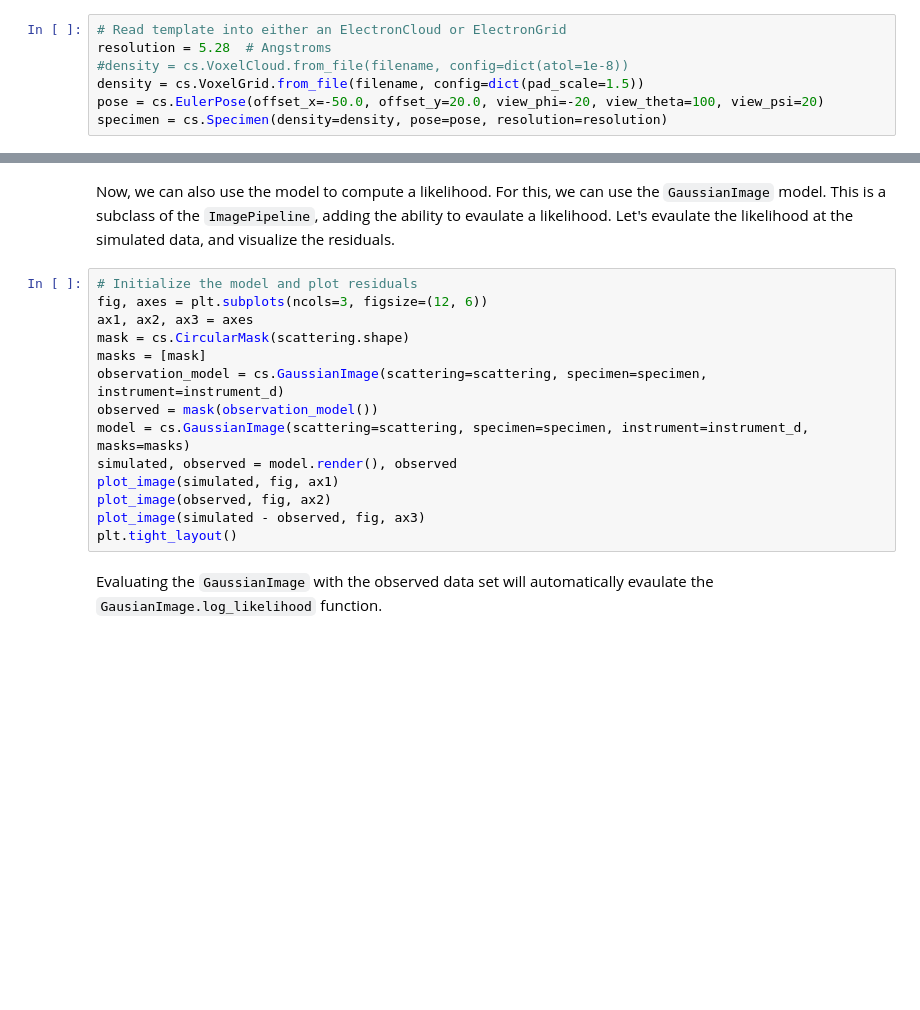
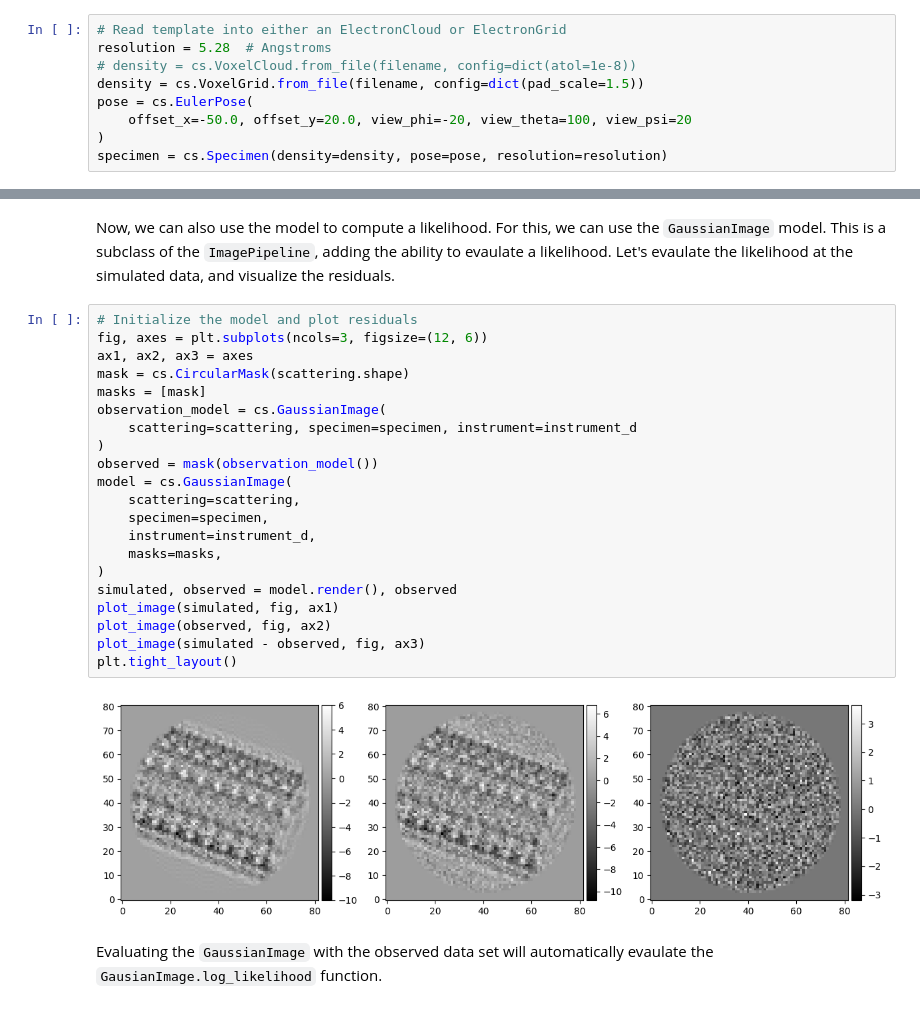
Before and after one commit to mjo22/cryojax, a Jupyter notebook: tutorials/test-pipeline.ipynb, the cells around one changed output, grey strips where cells are left out. Drawn from its saved outputs; the diff is of its cells as text; blank space fills up the shorter version.

```diff
--- a/tutorials/test-pipeline.ipynb
+++ b/tutorials/test-pipeline.ipynb
@@ -34,9 +34,11 @@ First we must read in our template into a given volume representation of the ``S
 # %%
 # Read template into either an ElectronCloud or ElectronGrid
 resolution = 5.28  # Angstroms
-#density = cs.VoxelCloud.from_file(filename, config=dict(atol=1e-8))
+# density = cs.VoxelCloud.from_file(filename, config=dict(atol=1e-8))
 density = cs.VoxelGrid.from_file(filename, config=dict(pad_scale=1.5))
-pose = cs.EulerPose(offset_x=-50.0, offset_y=20.0, view_phi=-20, view_theta=100, view_psi=20)
+pose = cs.EulerPose(
+    offset_x=-50.0, offset_y=20.0, view_phi=-20, view_theta=100, view_psi=20
+)
 specimen = cs.Specimen(density=density, pose=pose, resolution=resolution)
 # %% [markdown]
 Next we have to choose a scattering (or in this case, projection) method. This will depend on the ``Specimen`` representation.
@@ -120,17 +175,26 @@ Now, we can also use the model to compute a likelihood. For this, we can use the
 # %%
 # Initialize the model and plot residuals
 fig, axes = plt.subplots(ncols=3, figsize=(12, 6))
 ax1, ax2, ax3 = axes
 mask = cs.CircularMask(scattering.shape)
 masks = [mask]
-observation_model = cs.GaussianImage(scattering=scattering, specimen=specimen, instrument=instrument_d)
+observation_model = cs.GaussianImage(
+    scattering=scattering, specimen=specimen, instrument=instrument_d
+)
 observed = mask(observation_model())
-model = cs.GaussianImage(scattering=scattering, specimen=specimen, instrument=instrument_d, masks=masks)
+model = cs.GaussianImage(
+    scattering=scattering,
+    specimen=specimen,
+    instrument=instrument_d,
+    masks=masks,
+)
 simulated, observed = model.render(), observed
 plot_image(simulated, fig, ax1)
 plot_image(observed, fig, ax2)
 plot_image(simulated - observed, fig, ax3)
 plt.tight_layout()
+# %% [output]
+[figure, added]
 # %% [markdown]
 Evaluating the ``GaussianImage`` with the observed data set will automatically evaulate the ``GausianImage.log_likelihood`` function.
 # %%
```
Also changed, not shown: parts of 17 cells of this notebook, 5 other files.
